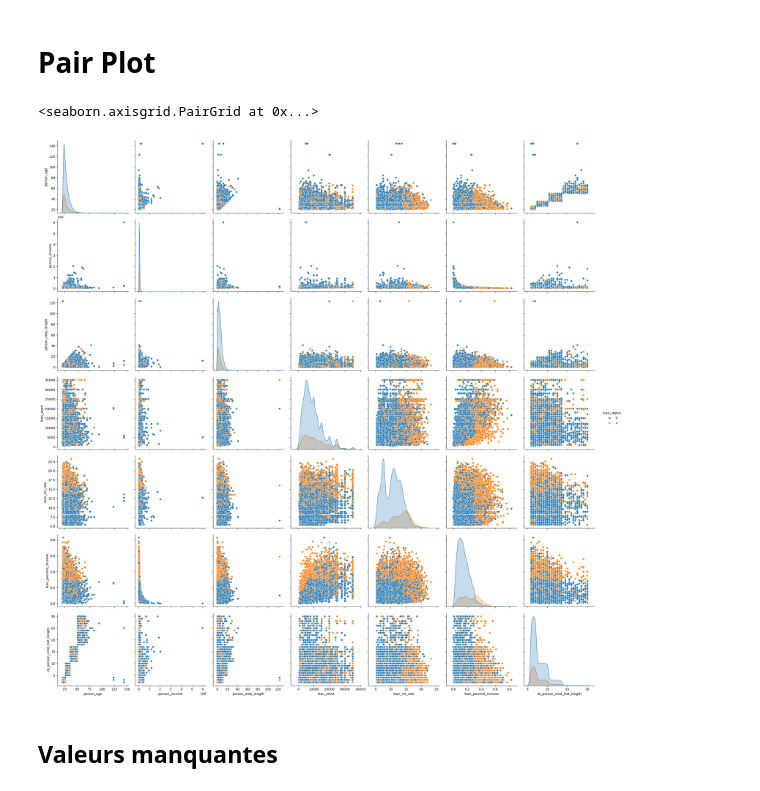
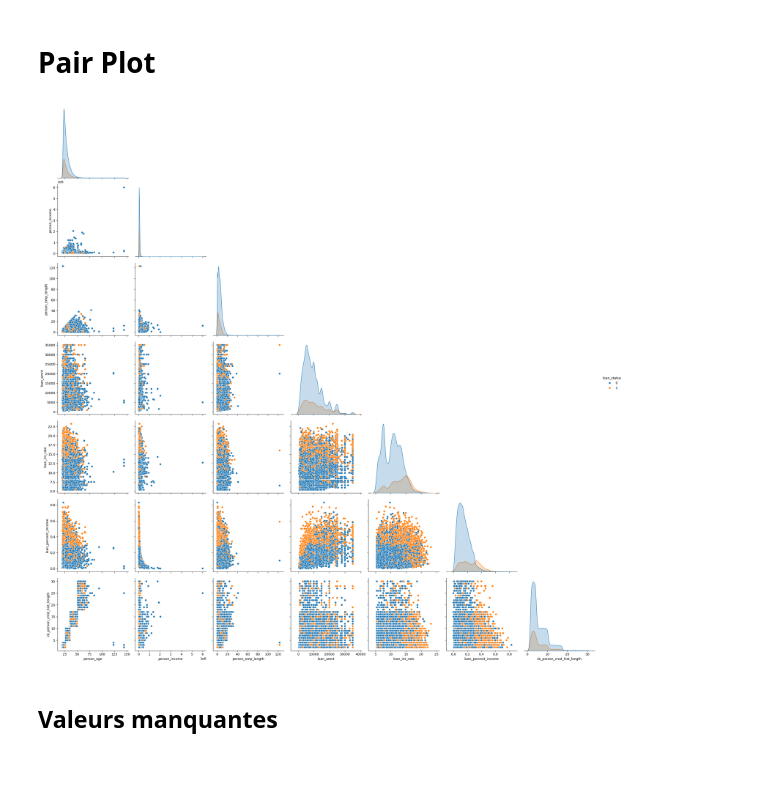
Before and after one commit to cleristonm/credit_risk, a Jupyter notebook: notebooks/01_exploration.ipynb, the cells around one changed output. Saved outputs shown, nothing was run; the diff lists cells and outputs as text; code cells hidden in the pictures.

```diff
--- a/notebooks/01_exploration.ipynb
+++ b/notebooks/01_exploration.ipynb
@@ -129,11 +129,11 @@ Les notes de prêt (loan_grade) sont des prédicteurs significatifs du statut de
 # %%
 import seaborn as sns
 import matplotlib.pyplot as plt
 
-sns.pairplot(df, hue='loan_status', height=3.5)
+sns.pairplot(df, hue='loan_status', height=3.5, corner=True)
+None
 # %% [output]
-<seaborn.axisgrid.PairGrid at 0x...>
-[figure, old version]
+[figure, new version]
 # %% [markdown]
 ## Valeurs manquantes
 # %%
```
Also changed, not shown: parts of 2 cells of this notebook, 2 other files.
